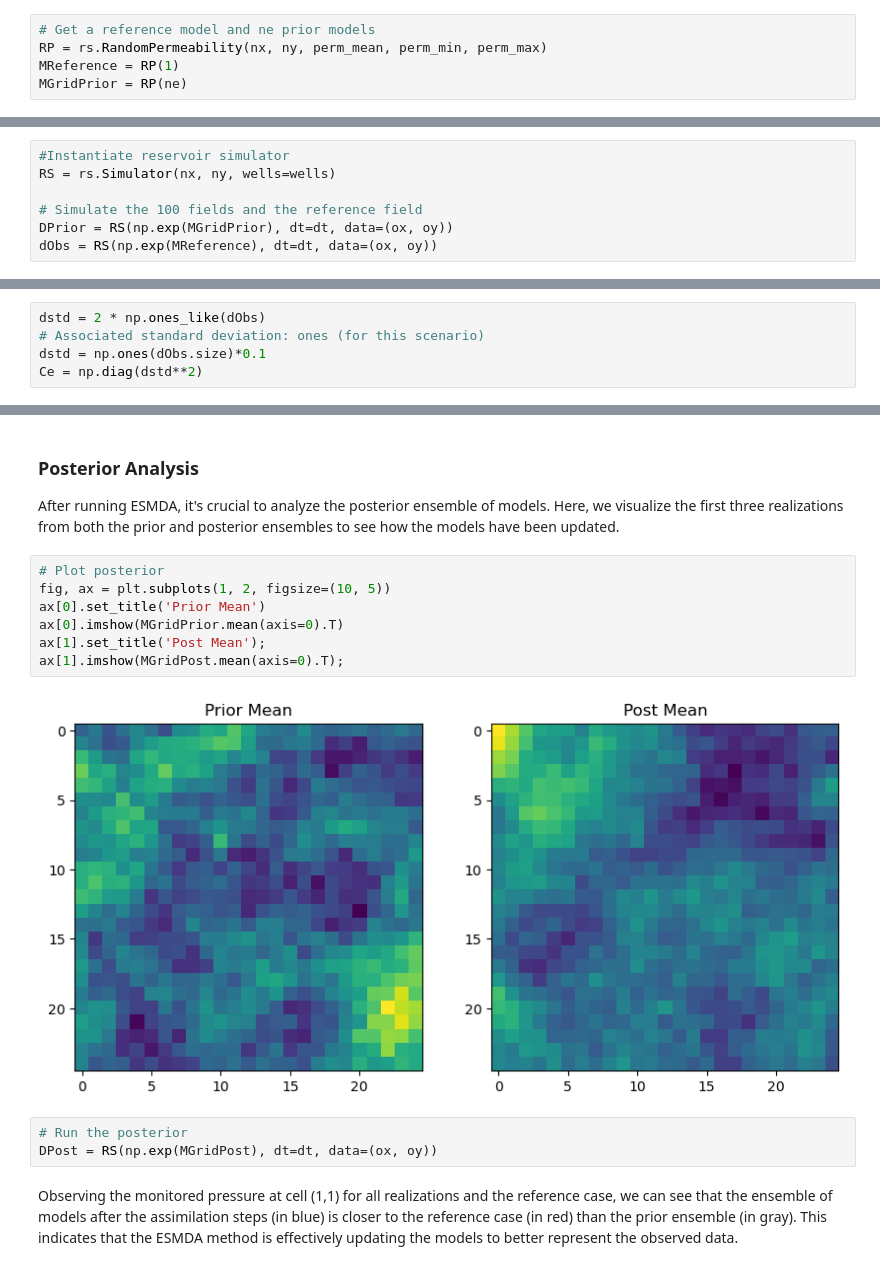
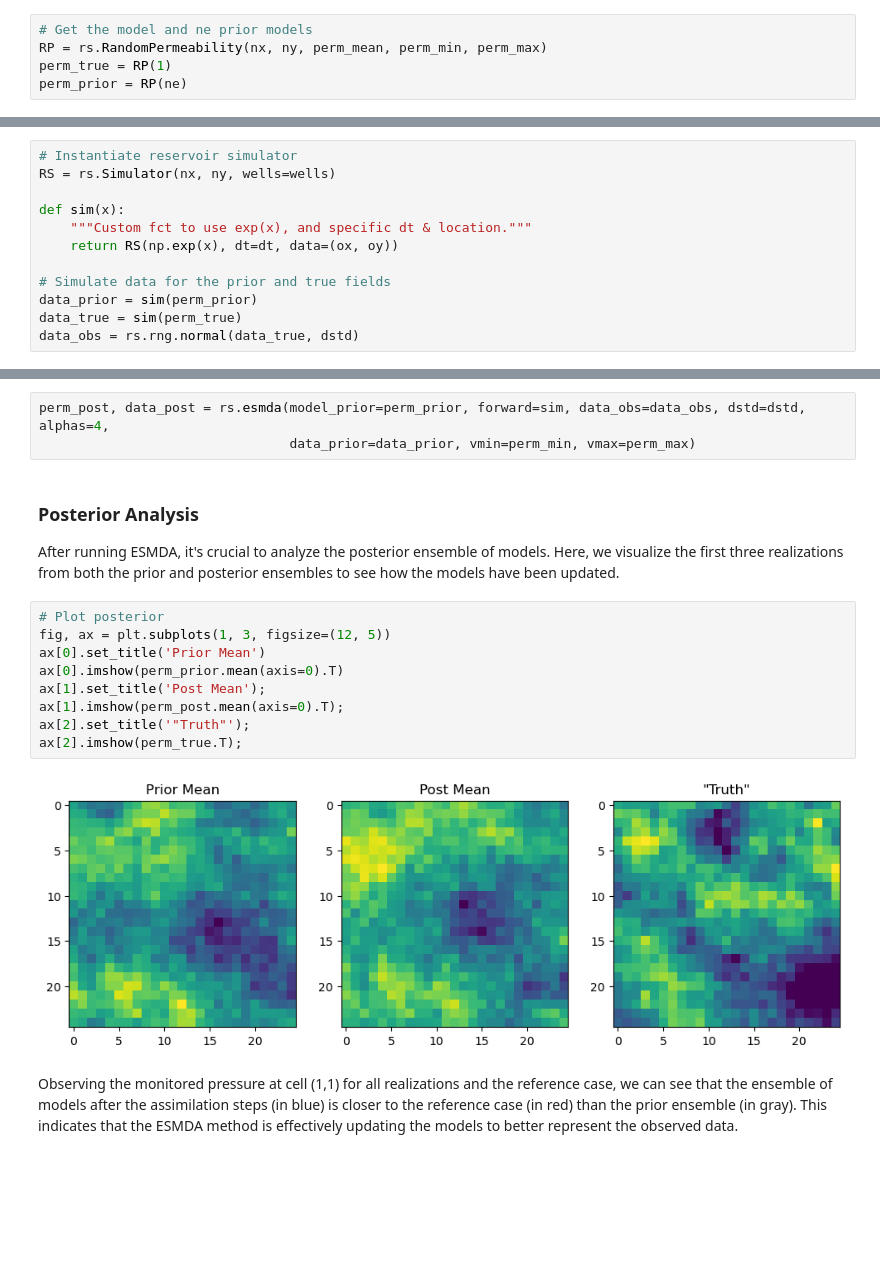
Before and after one commit to tuda-geo/resmda, a Jupyter notebook: notebooks/dev-ESMDA.ipynb, the cells around one changed output, grey strips where cells are left out. Drawn from its saved outputs; the diff is of its cells as text; blank space fills up the shorter version.

Commit message:
Moved esmda to rs

```diff
--- a/notebooks/dev-ESMDA.ipynb
+++ b/notebooks/dev-ESMDA.ipynb
@@ -50,10 +45,10 @@ wells = None
 
 We will create a set of permeability maps that will serve as our initial guess (prior). These maps are generated using a Gaussian random field and are constrained by certain statistical properties.
 # %%
-# Get a reference model and ne prior models
+# Get the model and ne prior models
 RP = rs.RandomPermeability(nx, ny, perm_mean, perm_min, perm_max)
-MReference = RP(1)
-MGridPrior = RP(ne)
+perm_true = RP(1)
+perm_prior = RP(ne)
 # %%
 # QC covariance, reference model, and first two random models
 fig, axs = plt.subplots(2, 2, constrained_layout=True)
@@ -75,12 +70,17 @@ for ax in axs[:, 0]:
 # %% [markdown]
 ## Run the prior models and the reference case
 # %%
-#Instantiate reservoir simulator
+# Instantiate reservoir simulator
 RS = rs.Simulator(nx, ny, wells=wells)
 
-# Simulate the 100 fields and the reference field
-DPrior = RS(np.exp(MGridPrior), dt=dt, data=(ox, oy))
-dObs = RS(np.exp(MReference), dt=dt, data=(ox, oy))
+def sim(x):
+    """Custom fct to use exp(x), and specific dt & location."""
+    return RS(np.exp(x), dt=dt, data=(ox, oy))
+
+# Simulate data for the prior and true fields
+data_prior = sim(perm_prior)
+data_true = sim(perm_true)
+data_obs = rs.rng.normal(data_true, dstd)
 # %%
 # QC data and priors
 fig, ax = plt.subplots(1, 1)
@@ -96,7 +96,2 @@ We will create a set of perturbed observations that will serve as our observatio
-# %%
-dstd = 2 * np.ones_like(dObs)
-# Associated standard deviation: ones (for this scenario)
-dstd = np.ones(dObs.size)*0.1
-Ce = np.diag(dstd**2)
 # %% [markdown]
 ### ESMDA
@@ -148,17 +98,19 @@ Assimilation step 4
+# %%
+perm_post, data_post = rs.esmda(model_prior=perm_prior, forward=sim, data_obs=data_obs, dstd=dstd, alphas=4,
+                                data_prior=data_prior, vmin=perm_min, vmax=perm_max)
 # %% [markdown]
 ### Posterior Analysis
 After running ESMDA, it's crucial to analyze the posterior ensemble of models. Here, we visualize the first three realizations from both the prior and posterior ensembles to see how the models have been updated.
 # %%
 # Plot posterior
-fig, ax = plt.subplots(1, 2, figsize=(10, 5))
+fig, ax = plt.subplots(1, 3, figsize=(12, 5))
 ax[0].set_title('Prior Mean')
-ax[0].imshow(MGridPrior.mean(axis=0).T)
+ax[0].imshow(perm_prior.mean(axis=0).T)
 ax[1].set_title('Post Mean');
-ax[1].imshow(MGridPost.mean(axis=0).T);
+ax[1].imshow(perm_post.mean(axis=0).T);
+ax[2].set_title('"Truth"');
+ax[2].imshow(perm_true.T);
 # %% [output]
-[figure, old version]
+[figure, new version]
-# %%
-# Run the posterior
-DPost = RS(np.exp(MGridPost), dt=dt, data=(ox, oy))
 # %% [markdown]
 Observing the monitored pressure at cell (1,1) for all realizations and the reference case, we can see that the ensemble of models after the assimilation steps (in blue) is closer to the reference case (in red) than the prior ensemble (in gray). This indicates that the ESMDA method is effectively updating the models to better represent the observed data.
```
Also changed, not shown: parts of 12 cells of this notebook, 1 other file.
